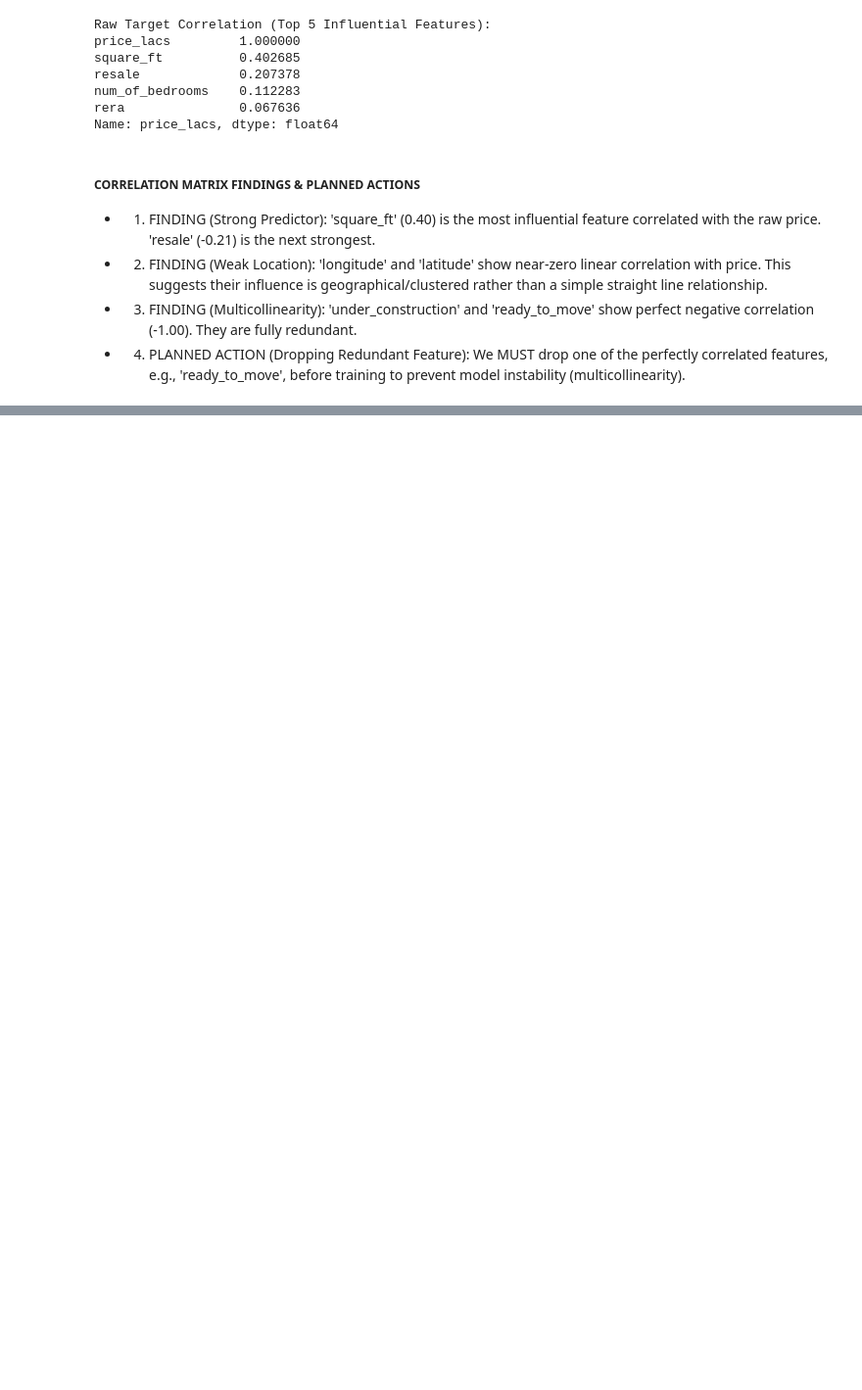
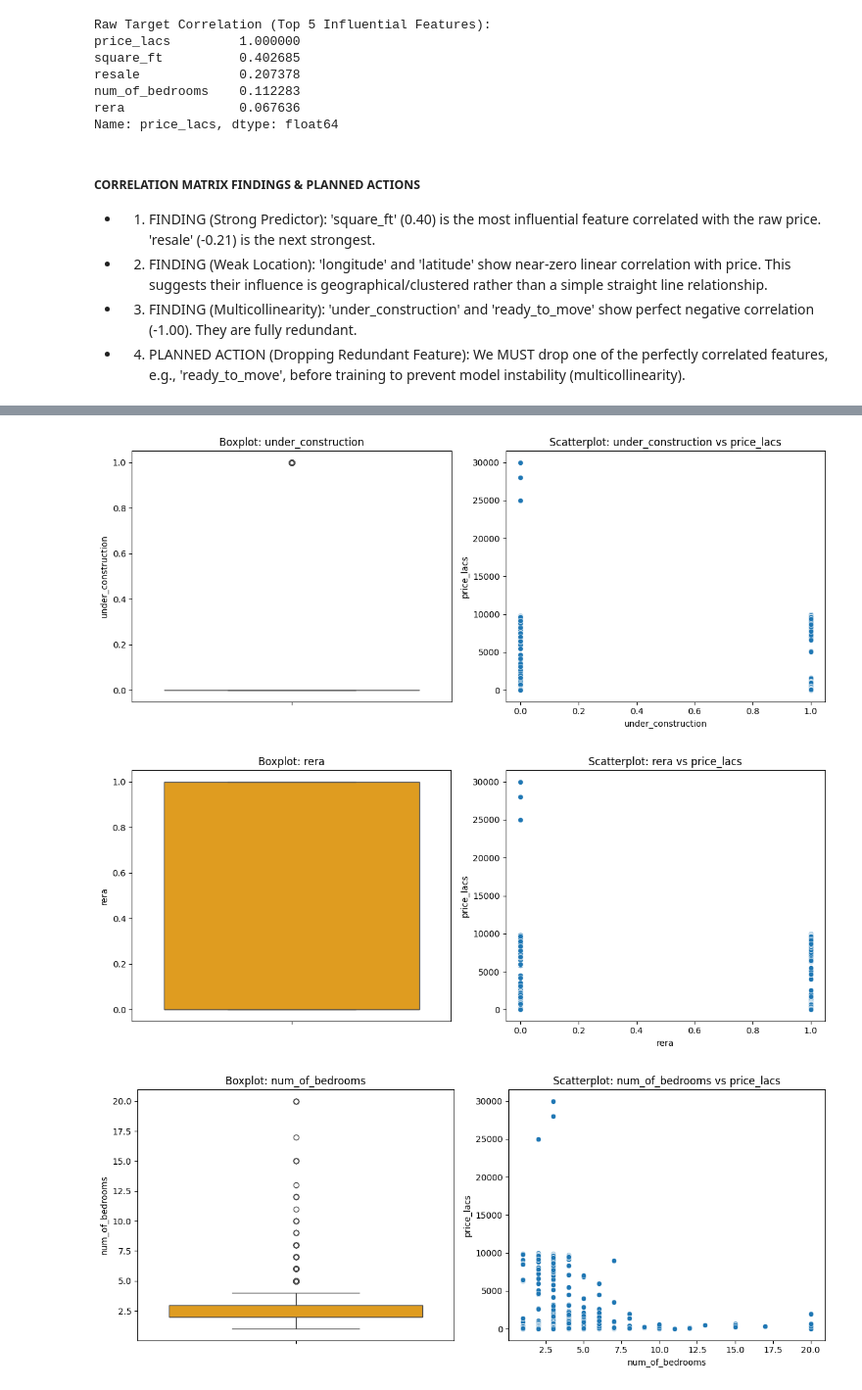
Before and after one commit to Tinauyateide/Developes_foundry_Projects, a Jupyter notebook: first_ml_assingment/house_price_prediction.ipynb, the cells around one changed output, grey strips where cells are left out. Shown at 98% size. Drawn from its saved outputs; the diff is of its cells as text; code cells hidden in the pictures; blank space fills up the shorter version.

```diff
--- a/first_ml_assingment/house_price_prediction.ipynb
+++ b/first_ml_assingment/house_price_prediction.ipynb
@@ -610,0 +249,19 @@ X (Features) shape: (0, 9), y (Target) shape: (0,)
+# %%
+# Boxplots and scatterplots for outlier and relationship analysis
+for col in num_cols:
+    if col != 'price_lacs':
+        plt.figure(figsize=(12, 5))
+        # Boxplot
+        plt.subplot(1, 2, 1)
+        sns.boxplot(y=house_df[col], color='orange')
+        plt.title(f'Boxplot: {col}')
+        # Scatterplot vs target
+        plt.subplot(1, 2, 2)
+        sns.scatterplot(x=house_df[col], y=house_df['price_lacs'])
+        plt.title(f'Scatterplot: {col} vs price_lacs')
+        plt.tight_layout()
+        plt.show()
+# %% [output]
+[figure, added]
+[figure, added]
+[figure, added]
```
Also changed, not shown: parts of 45 cells of this notebook, 1 other file.
